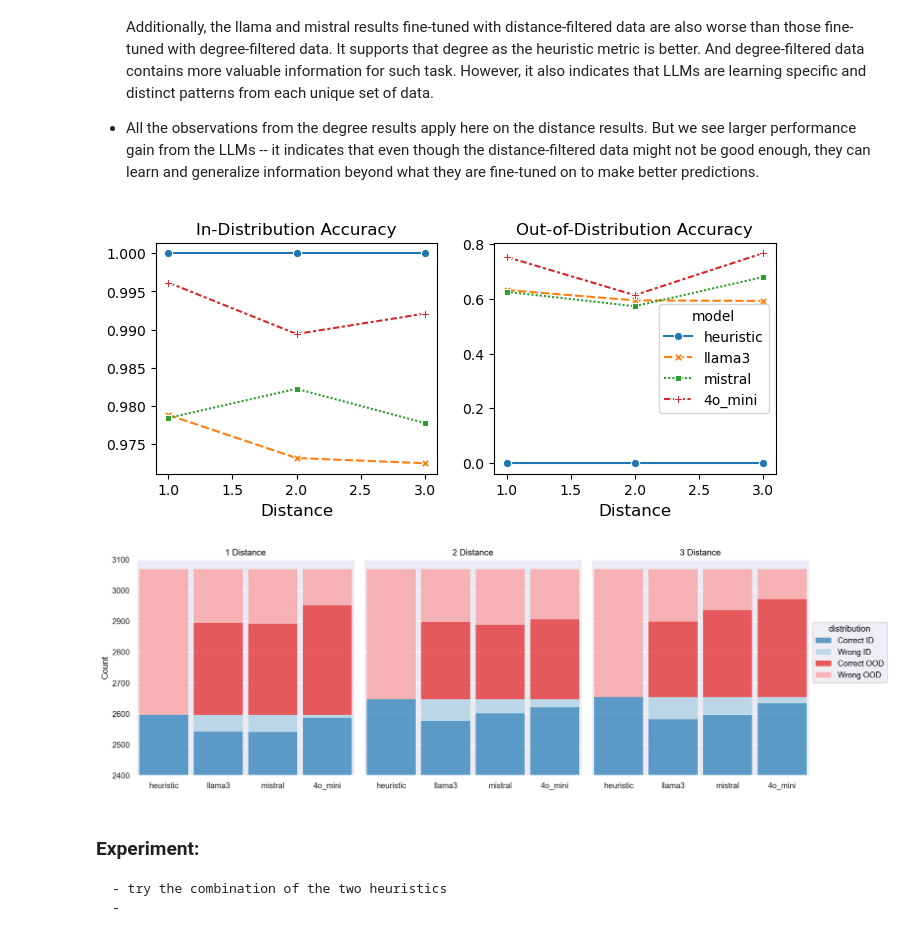
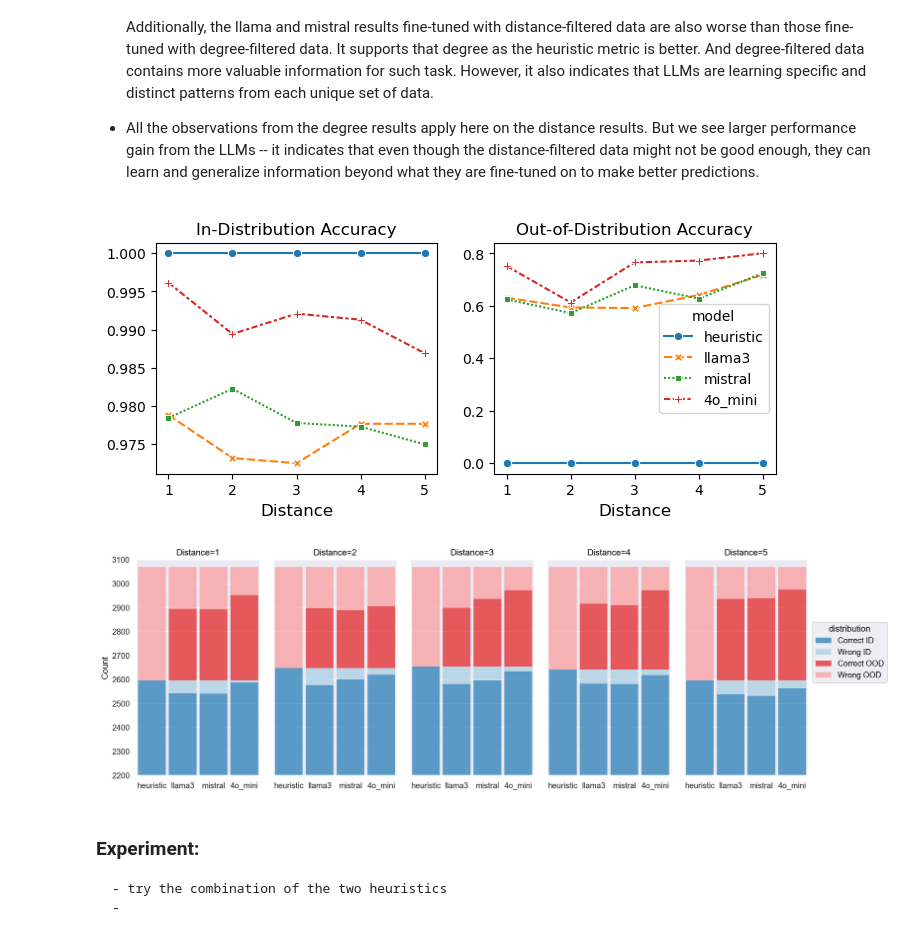
Before and after one commit to BeanHam/2024-spatial-data-integration, a Jupyter notebook: inference_results/inference_results.ipynb, the cells around one changed output. Cells and saved outputs as stored; diff of their text form; code cells hidden in the pictures.

Commit message:
updated inference visualization

```diff
--- a/inference_results/inference_results.ipynb
+++ b/inference_results/inference_results.ipynb
@@ -59,6 +59,8 @@ test=ds['test']
 models=['heuristic','llama3','mistral']#,'4o_mini']
 metric_name='degree'
 metric_values=[0.05,0.1,1,2,5,10]#,20]
+models=['heuristic','llama3','mistral','4o_mini']
+metric_values=[1,2,5,10,20]
 results=[]
 for model in models:
     for metric_value in metric_values:
@@ -130,6 +132,8 @@ stack_values=[]
 models=['heuristic', 'llama3', 'mistral']#, '4o_mini']
 metric_name='degree'
 metric_values=[0.05,0.1,1,2,5,10]#,20]
+models=['heuristic', 'llama3', 'mistral', '4o_mini']
+metric_values=[1,2,5,10,20]
 for model in models:
     for metric_value in metric_values:
         sub_results=results[(results.model==model) & (results.metric==metric_name) & (results.metric_value==metric_value)]
@@ -177,7 +182,7 @@ palette=list(sns.color_palette("Paired"))
 # %%
 models=['heuristic','llama3','mistral', '4o_mini']
 metric_name='distance'
-metric_values=[1,2,3]#,4,5]
+metric_values=[1,2,3,4,5]
 results=[]
 for model in models:
     for metric_value in metric_values:
@@ -224,14 +229,14 @@ axs[0].set_title('In-Distribution Accuracy', fontsize=12)
 axs[1].set_title('Out-of-Distribution Accuracy', fontsize=12)
 pass
 # %% [output]
-[figure, old version]
+[figure, new version]
 # %%
 stack_methods=[]
 stack_id_or_ood=[]
 stack_values=[]
 models=['heuristic', 'llama3', 'mistral', '4o_mini']
 metric_name='distance'
-metric_values=[1,2,3]#,4,5]
+metric_values=[1,2,3,4,5]
 for model in models:
     for metric_value in metric_values:
         sub_results=results[(results.model==model) & (results.metric==metric_name) & (results.metric_value==metric_value)]
@@ -252,25 +257,25 @@ distance_vis=pd.concat([correct_ids, wrong_ids, correct_oods, wrong_oods])
 # %%
 palette=list(sns.color_palette("Paired"))
 (
     so.Plot(distance_vis, x="method", color="distribution",)
     .layout(size=(14, 5))
     .add(
         so.Bar(edgealpha=0,width=0.9),
         so.Count(),
         so.Stack()
     )
     .scale(color=[palette[1],palette[0],palette[5],palette[4]])
     .facet("metric")
-    .limit(y=(2400, 3100))
+    .limit(y=(2200, 3100))
     .label(
         y="Count",
         x="",
-        title="{} Distance".format,
+        title="Distance={}".format,
         legend="dasdasdaad"
     )
 )
 # %% [output]
-[figure, old version]
+[figure, new version]
 # %% [markdown]
 ### Experiment:
     - try the combination of the two heuristics
```
Also changed, not shown: parts of 4 cells of this notebook.
